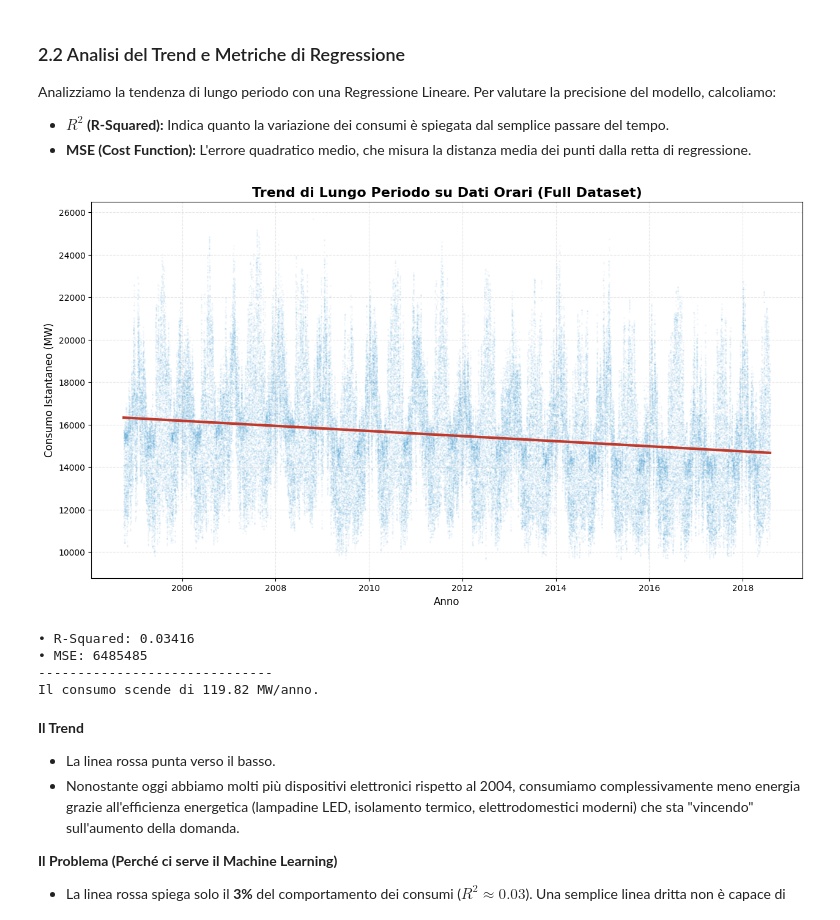
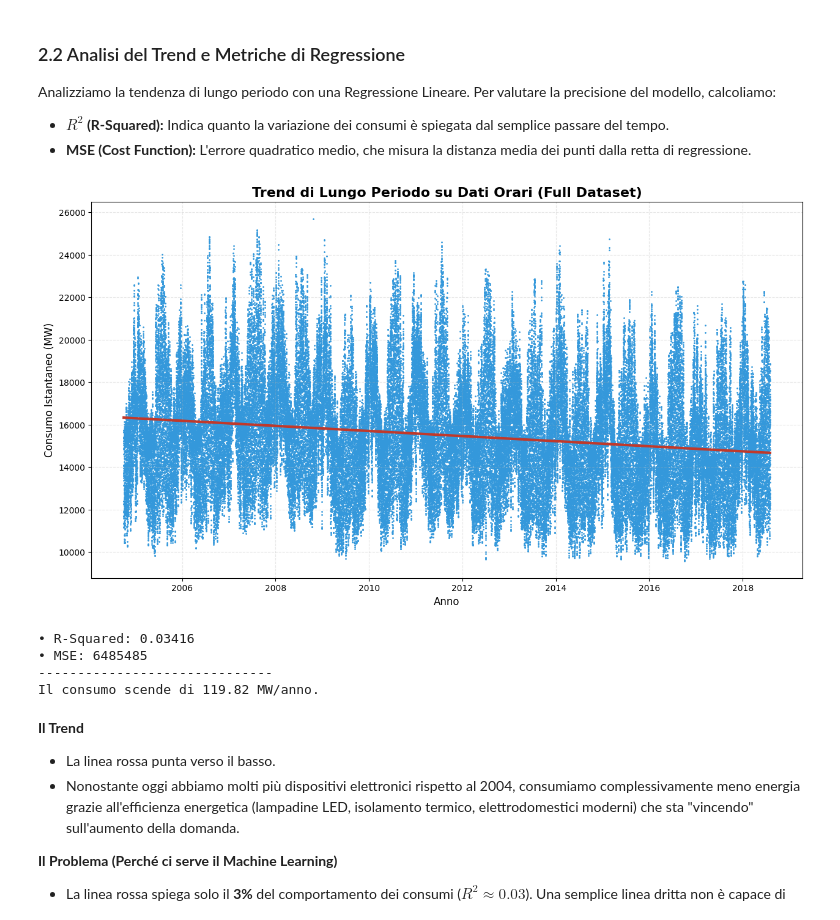
Before and after one commit to reimici/EnergyConsumptionAnalysis, a Jupyter notebook: notebook.ipynb, the cells around one changed output. Saved outputs shown, nothing was run; the diff lists cells and outputs as text; code cells hidden in the pictures.

```diff
--- a/notebook.ipynb
+++ b/notebook.ipynb
@@ -287,63 +264,52 @@ Per valutare la precisione del modello, calcoliamo:
 * **$R^2$ (R-Squared):** Indica quanto la variazione dei consumi è spiegata dal semplice passare del tempo.
 * **MSE (Cost Function):** L'errore quadratico medio, che misura la distanza media dei punti dalla retta di regressione.
 # %%
-from sklearn.linear_model import LinearRegression
-from sklearn.metrics import mean_squared_error, r2_score
-import datetime as dt
-
-# --- REGRESSIONE LINEARE SUI DATI ORARI COMPLETI ---
-
-# 1. Preparazione Dati
-# Usiamo direttamente 'df' che ha i dati orari
-# Creiamo una copia per non sporcare il dataset originale con colonne extra
+# Creiamo una copia per non sporcare il dataset originale
 df_trend = df.copy()
 
-# TRUCCO: Convertiamo l'indice (Datetime) in numero ordinale per la regressione
+# Convertiamo l'indice in numero ordinale per la regressione
 df_trend['Date_Ordinal'] = df_trend.index.map(dt.datetime.toordinal)
 
 # Definiamo Input (X) e Output (y)
 X_full = df_trend[['Date_Ordinal']]
 y_full = df_trend['AEP_MW']
 
-# 2. Addestramento Modello
+# Addestramento Modello
 reg_full = LinearRegression()
 reg_full.fit(X_full, y_full)
 y_pred_full = reg_full.predict(X_full)
 
-# 3. Metriche
+# Metriche
 mse = mean_squared_error(y_full, y_pred_full)
 r2 = r2_score(y_full, y_pred_full)
 
-# 4. Visualizzazione
 plt.figure(figsize=(15, 8))
 
-# Dati Reali (Nuvola di punti)
-# Usiamo alpha bassissimo (0.05) perché i punti sono tantissimi!
-plt.scatter(df_trend.index, df_trend['AEP_MW'], color='#3498db', s=1, alpha=0.05, label='Dati Orari Grezzi')
+# Dati Reali
+plt.scatter(df_trend.index, df_trend['AEP_MW'], color='#3498db', s=1, label='Dati Orari Grezzi')
 
-# Retta di Regressione (Linea Rossa)
+# Retta di Regressione
 plt.plot(df_trend.index, y_pred_full, color='#c0392b', linewidth=3, label=f'Trend Lineare ($R^2$={r2:.4f})')
 
 plt.title('Trend di Lungo Periodo su Dati Orari (Full Dataset)', fontsize=16, fontweight='bold')
 plt.xlabel('Anno', fontsize=12)
 plt.ylabel('Consumo Istantaneo (MW)', fontsize=12)
 
 
 plt.grid(True, linestyle='--', alpha=0.3)
 plt.show()
 
-# 5. Insight di Business
 slope = reg_full.coef_[0] * 365 # Moltiplichiamo per 365 per trend annuale
 print(f"• R-Squared: {r2:.5f}")
 print(f"• MSE: {mse:.0f}")
 print("-" * 30)
 
 if slope < 0:
     print(f"Il consumo scende di {abs(slope):.2f} MW/anno.")
 else:
     print(f"Il consumo sale di {slope:.2f} MW/anno.")
 # %% [output]
-[figure, old version]
+[figure, new version]
 • R-Squared: 0.03416
 • MSE: 6485485
 ------------------------------
```
Also changed, not shown: parts of 7 cells of this notebook.
